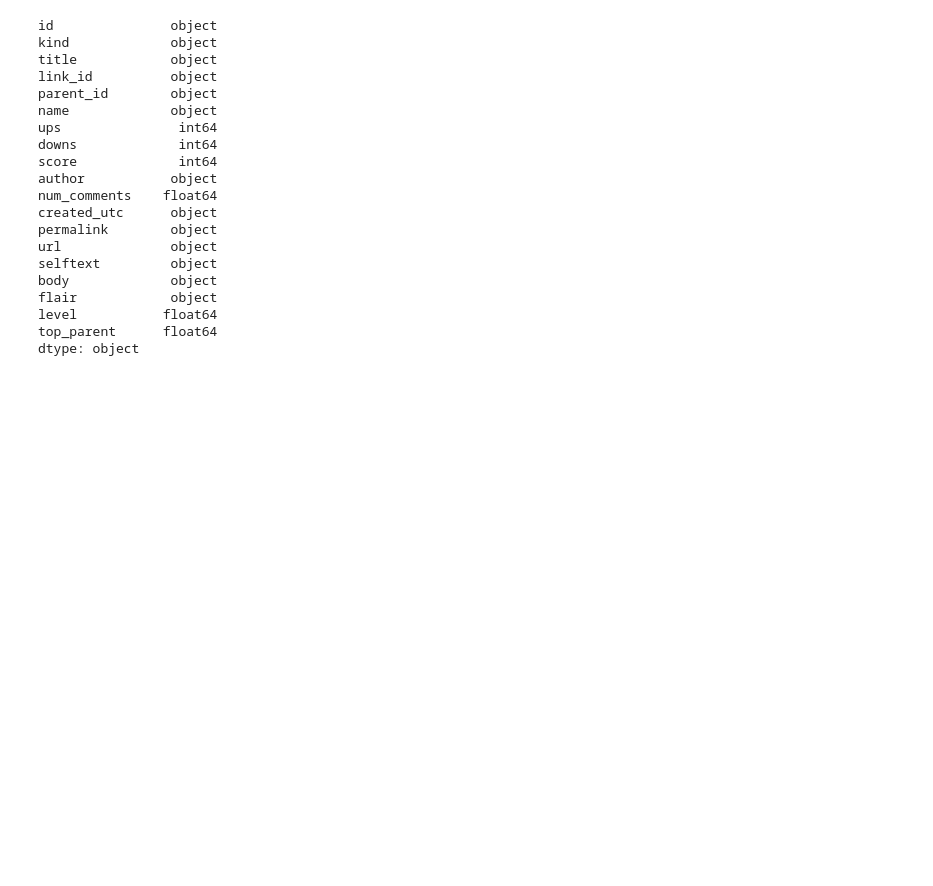
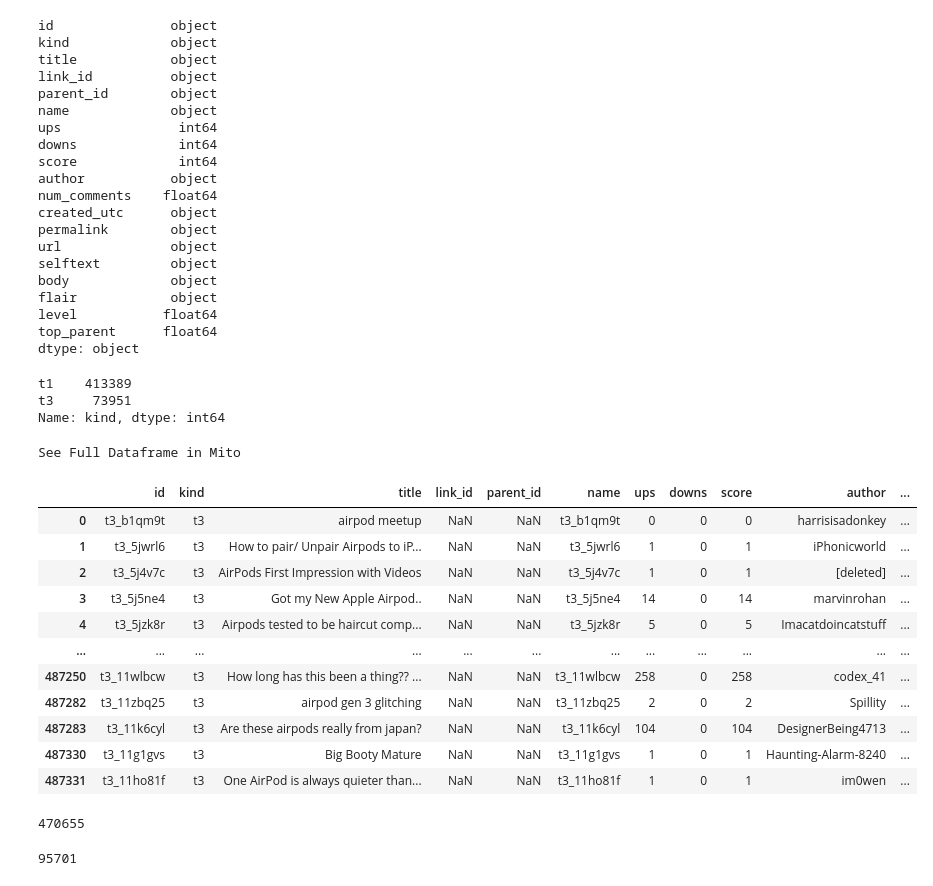
Before and after one commit to christianw/applied-ux, a Jupyter notebook: week05/reddit-example.ipynb, the cells around one changed output. Cells and saved outputs as stored; diff of their text form; code cells hidden in the pictures; blank space fills up the shorter version.

```diff
--- a/week05/reddit-example.ipynb
+++ b/week05/reddit-example.ipynb
@@ -29,3 +29,25 @@ flair            object
 level           float64
 top_parent      float64
 dtype: object
+# %%
+df["kind"].value_counts()
+# %% [output]
+t1    413389
+t3     73951
+Name: kind, dtype: int64
+# %%
+df[df["kind"] == "t3"]
+# %% [output]
+See Full Dataframe in Mito
+|  | id | kind | title | link_id | parent_id | name | ups | downs | score | author | ... |
+| 0 | t3_b1qm9t | t3 | airpod meetup | NaN | NaN | t3_b1qm9t | 0 | 0 | 0 | harrisisadonkey | ... |
+| 1 | t3_5jwrl6 | t3 | How to pair/ Unpair Airpods to iP... | NaN | NaN | t3_5jwrl6 | 1 | 0 | 1 | iPhonicworld | ... |
+| 2 | t3_5j4v7c | t3 | AirPods First Impression with Videos | NaN | NaN | t3_5j4v7c | 1 | 0 | 1 | [deleted] | ... |
+| 3 | t3_5j5ne4 | t3 | Got my New Apple Airpod.. | NaN | NaN | t3_5j5ne4 | 14 | 0 | 14 | marvinrohan | ... |
+| 4 | t3_5jzk8r | t3 | Airpods tested to be haircut comp... | NaN | NaN | t3_5jzk8r | 5 | 0 | 5 | Imacatdoincatstuff | ... |
+| ... | ... | ... | ... | ... | ... | ... | ... | ... | ... | ... | ... |
+| 487250 | t3_11wlbcw | t3 | How long has this been a thing?? ... | NaN | NaN | t3_11wlbcw | 258 | 0 | 258 | codex_41 | ... |
+| 487282 | t3_11zbq25 | t3 | airpod gen 3 glitching | NaN | NaN | t3_11zbq25 | 2 | 0 | 2 | Spillity | ... |
+| 487283 | t3_11k6cyl | t3 | Are these airpods really from japan? | NaN | NaN | t3_11k6cyl | 104 | 0 | 104 | DesignerBeing4713 | ... |
+| 487330 | t3_11g1gvs | t3 | Big Booty Mature | NaN | NaN | t3_11g1gvs | 1 | 0 | 1 | Haunting-Alarm-8240 | ... |
+| 487331 | t3_11ho81f | t3 | One AirPod is always quieter than... | NaN | NaN | t3_11ho81f | 1 | 0 | 1 | im0wen | ... |
@@ -31,0 +56,8 @@ dtype: object
+# %%
+len(df_text)
+# %% [output]
+470655
+# %%
+df_text["author"].nunique()
+# %% [output]
+95701
```
Also changed, not shown: parts of 7 cells of this notebook.
